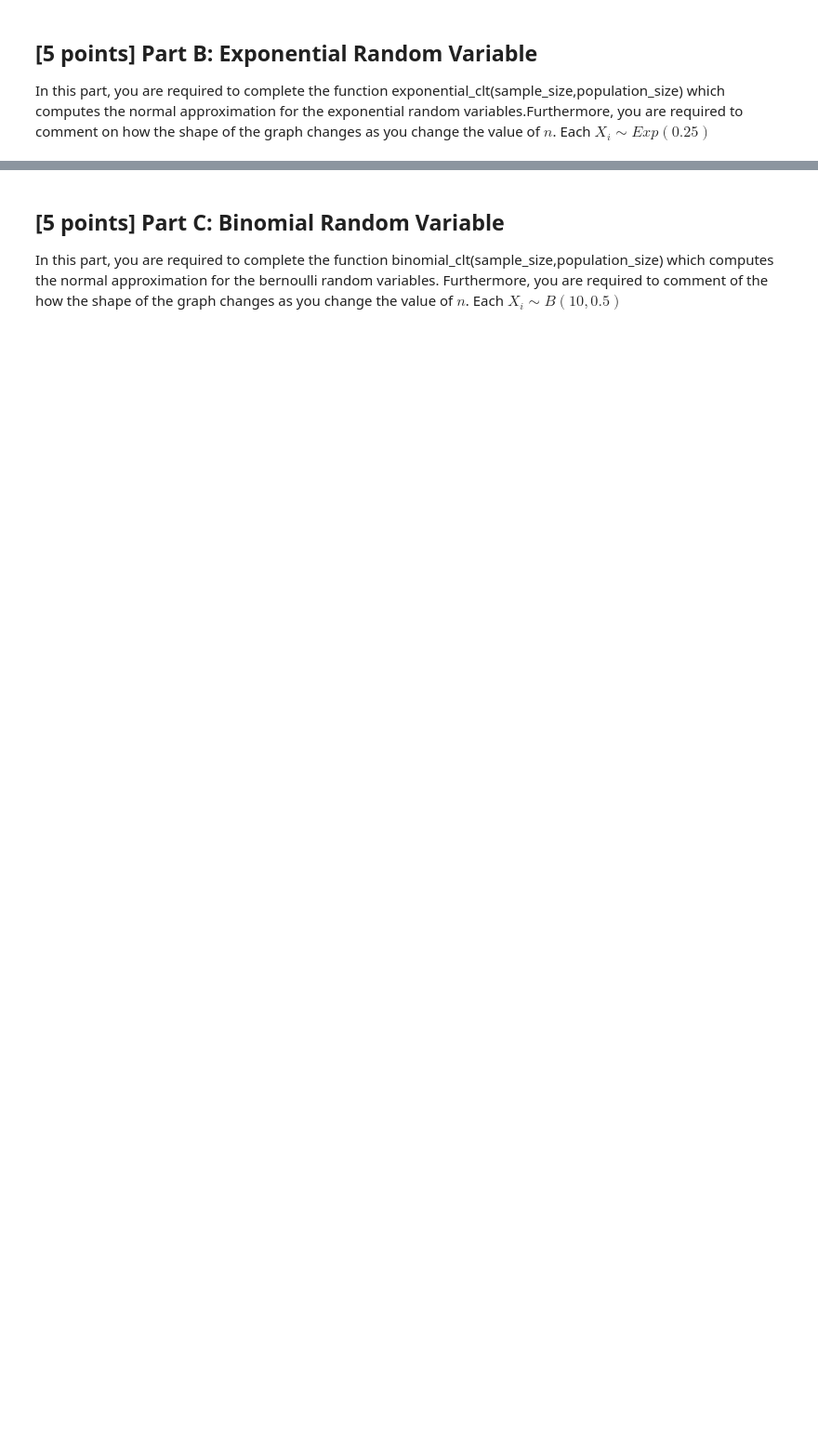
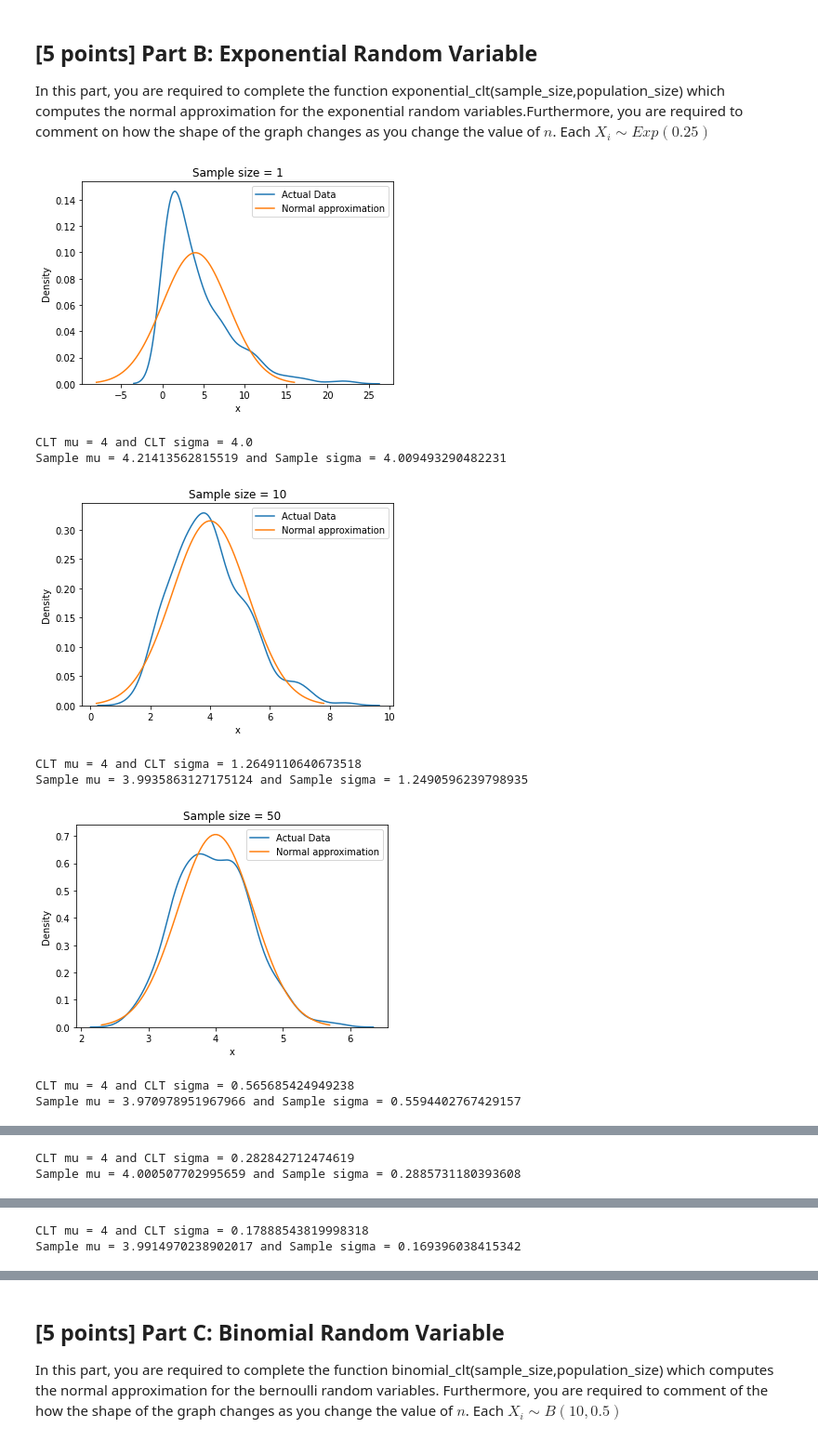
Before and after one commit to mj06879/Probability-and-Statistics-Projects, a Jupyter notebook: 3/Project_3_Student_Submission.ipynb, the cells around one changed output, grey strips where cells are left out. Shown at 93% size. Cells and saved outputs as stored; diff of their text form; code cells hidden in the pictures; blank space fills up the shorter version.

```diff
--- a/3/Project_3_Student_Submission.ipynb
+++ b/3/Project_3_Student_Submission.ipynb
@@ -227,44 +249,56 @@ for i in [1,10,50,200,500,1000,10000,100000]:
 In this part, you are required to complete the function exponential_clt(sample_size,population_size) which computes the normal approximation for the exponential random variables.Furthermore, you are required to comment on how the shape of the graph changes as you change the value of $n$. Each ${X_i} \sim Exp(0.25)$
 # %%
 #TODO: Complete function exponential_clt
-def exponential_clt(sample_size,population_size):
+def exponential_clt(sample_size, population_size):
     """
     This function computes the normal approximation for the exponential random variables.
     """
     # Rate of the exponential random variable
-    rate =
+    rate = 0.25
     # Mean of exponential random variable
-    mean =
+    mean = 4
     # Standard deviation of exponential random variable
-    std =
+    std = 4
     # Create Dataframe to store sampling results
     df = pd.DataFrame()
     # Simulation
     for i in range(population_size):
         # Generate exponential random variables
-        exponential_sample =
+        exponential_sample = np.random.exponential(1 / rate, sample_size)
         col = f'sample {i}'
         df[col] = exponential_sample
     # Compute sample means
-    df_sample = pd.DataFrame(df.mean(),columns=['Sample means'])
+    df_sample = pd.DataFrame(df.mean(), columns=['Sample means'])
     # X_n ~ N(mu, sigma^2/2)
     clt_mu = mean
-    clt_sigma = std/np.sqrt(sample_size)
+    clt_sigma = std / np.sqrt(sample_size)
     s_mu = df_sample.mean().values[0]
     s_sigma = df_sample.std().values[0]
     # Plot distribution of sample means
-    sns.distplot(df_sample,hist=False,label="Actual Data");
+    sns.distplot(df_sample, hist=False, label="Actual Data")
     # Plot CLT distribution
-    X = np.linspace(clt_mu - 3*clt_sigma, clt_mu + 3*clt_sigma, 100)
+    X = np.linspace(clt_mu - 3 * clt_sigma, clt_mu + 3 * clt_sigma, 100)
     Y = stats.norm.pdf(X, clt_mu, clt_sigma)
-    plt.plot(X, Y, label= "Normal approximation")
+    plt.plot(X, Y, label="Normal approximation")
     plt.title(f'Sample size = {sample_size}')
     plt.legend()
     plt.ylabel("Density")
     plt.xlabel("x")
     plt.show()
     # Print CLT statistics vs actual statistics
     print(f'CLT mu = {clt_mu} and CLT sigma = {clt_sigma}')
     print(f'Sample mu = {s_mu} and Sample sigma = {s_sigma}')
-for i in [1,10,50,200,500,1000,10000,100000]:
-    exponential_clt(i,500)
+
+
+for i in [1, 10, 50, 200, 500, 1000, 10000, 100000]:
+    exponential_clt(i, 500)
+# %% [output]
+[figure, added]
+CLT mu = 4 and CLT sigma = 4.0
+Sample mu = 4.21413562815519 and Sample sigma = 4.009493290482231
+[figure, added]
+CLT mu = 4 and CLT sigma = 1.2649110640673518
+Sample mu = 3.9935863127175124 and Sample sigma = 1.2490596239798935
+[figure, added]
+CLT mu = 4 and CLT sigma = 0.565685424949238
+Sample mu = 3.970978951967966 and Sample sigma = 0.5594402767429157
@@ -270,0 +306,2 @@ for i in [1,10,50,200,500,1000,10000,100000]:
+CLT mu = 4 and CLT sigma = 0.282842712474619
+Sample mu = 4.000507702995659 and Sample sigma = 0.2885731180393608
@@ -270,0 +309,2 @@ for i in [1,10,50,200,500,1000,10000,100000]:
+CLT mu = 4 and CLT sigma = 0.17888543819998318
+Sample mu = 3.9914970238902017 and Sample sigma = 0.169396038415342
```
Also changed, not shown: parts of 4 cells of this notebook.
